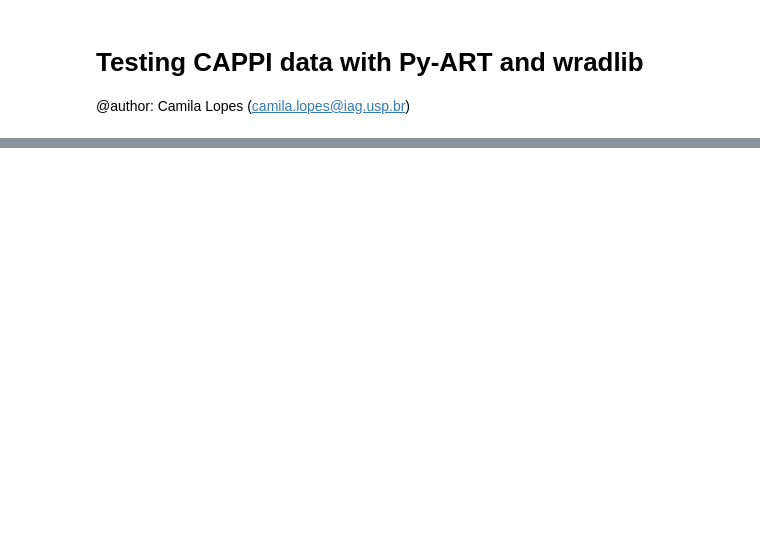
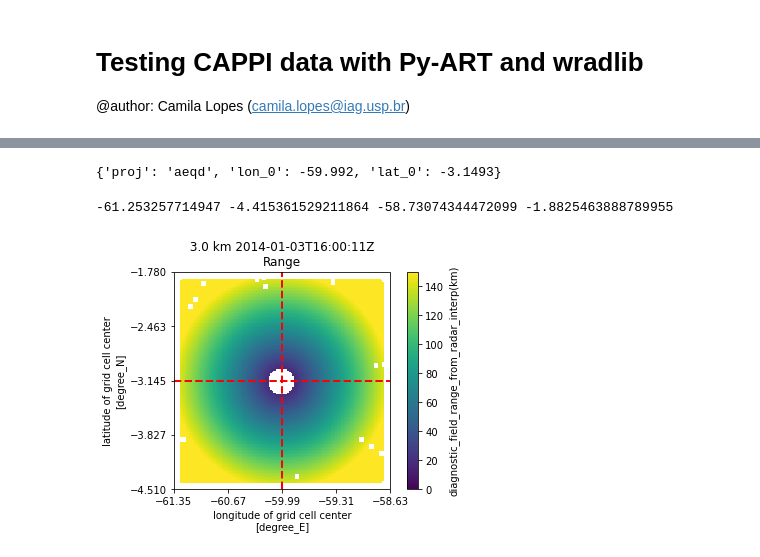
Before and after one commit to cclopes/amazon-storms-aerosols, a Jupyter notebook: radar_processing/test_cappis.ipynb, the cells around one changed output, grey strips where cells are left out. Cells and saved outputs as stored; diff of their text form; code cells hidden in the pictures; blank space fills up the shorter version.

Commit message:
Small updates in radar figures

```diff
--- a/radar_processing/test_cappis.ipynb
+++ b/radar_processing/test_cappis.ipynb
@@ -48,0 +78,16 @@ str(cappi.z['data']/1000)
+# %%
+cappi.get_projparams()
+# %% [output]
+{'proj': 'aeqd', 'lon_0': -59.992, 'lat_0': -3.1493}
+# %%
+test = pyart.retrieve.grid_shift(cappi, advection=(0,0), trim_edges=50)
+print(test.get_point_longitude_latitude()[0].min(),
+        test.get_point_longitude_latitude()[1].min(),
+        test.get_point_longitude_latitude()[0].max(),
+        test.get_point_longitude_latitude()[1].max())
+display = pyart.graph.GridMapDisplay(test)
+display.plot_grid("range", level=5, vmin=0, vmax=150)
+display.plot_crosshairs()
+# %% [output]
+-61.253257714947 -4.415361529211864 -58.73074344472099 -1.8825463888789955
+[figure, added]
```
Also changed, not shown: parts of 13 cells of this notebook, 4 other files.
